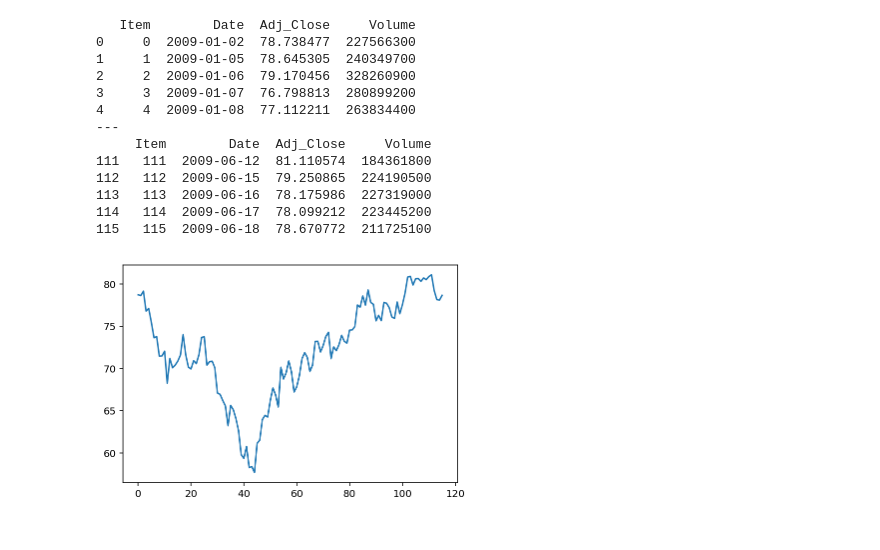
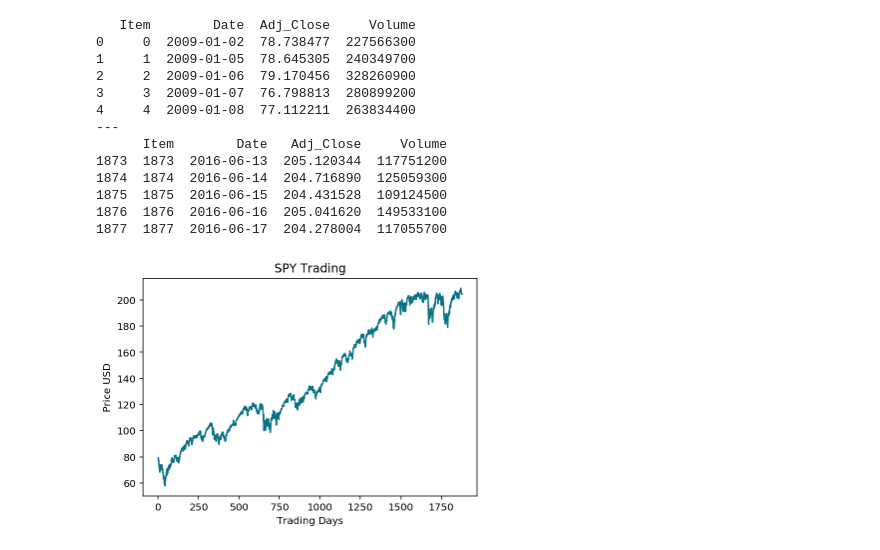
Before and after one commit to gilakos/machine-learning, a Jupyter notebook: projects/capstone/gilakos_stockpricepredictor_dev-benchmarkmodel.ipynb, the cells around one changed output. Drawn from its saved outputs; the diff is of its cells as text; code cells hidden in the pictures.

```diff
--- a/projects/capstone/gilakos_stockpricepredictor_dev-benchmarkmodel.ipynb
+++ b/projects/capstone/gilakos_stockpricepredictor_dev-benchmarkmodel.ipynb
@@ -29,7 +27,7 @@ import matplotlib.dates as mdates
 import datetime
 # %%
 #Set Benchmark Dates
-date_start, date_end = '2009-01-01', '2009-06-18'#'2015-06-18'
+date_start, date_end = '2009-01-01', '2016-06-18'#'2015-06-18'
 
 #Set Model Baseline Ticker
 base_ticker = 'SPY'
@@ -79,23 +77,28 @@ print(stock_df.tail())
 3     3  2009-01-07  76.798813  280899200
 4     4  2009-01-08  77.112211  263834400
 ---
-     Item        Date  Adj_Close     Volume
-111   111  2009-06-12  81.110574  184361800
-112   112  2009-06-15  79.250865  224190500
-113   113  2009-06-16  78.175986  227319000
-114   114  2009-06-17  78.099212  223445200
-115   115  2009-06-18  78.670772  211725100
+      Item        Date   Adj_Close     Volume
+1873  1873  2016-06-13  205.120344  117751200
+1874  1874  2016-06-14  204.716890  125059300
+1875  1875  2016-06-15  204.431528  109124500
+1876  1876  2016-06-16  205.041620  149533100
+1877  1877  2016-06-17  204.278004  117055700
 # %%
 #Plot Basic Data
 fig, ax = plt.subplots()
-ax.plot(stock_df['Adj_Close'])
+ax.plot(stock_df['Item'], stock_df['Adj_Close'], '#0A7388')
 
 # format the coords message box
 def price(x):
     return '$%1.2f' % x
 #ax.format_xdata = mdates.DateFormatter('%Y-%m-%d')
 ax.format_ydata = price
+ax.set_title(base_ticker + ' Trading')
+
+# Add labels
+plt.ylabel('Price USD')
+plt.xlabel('Trading Days')
 
 plt.show()
 # %% [output]
-[figure, old version]
+[figure, new version]
```
Also changed, not shown: parts of 9 cells of this notebook.
